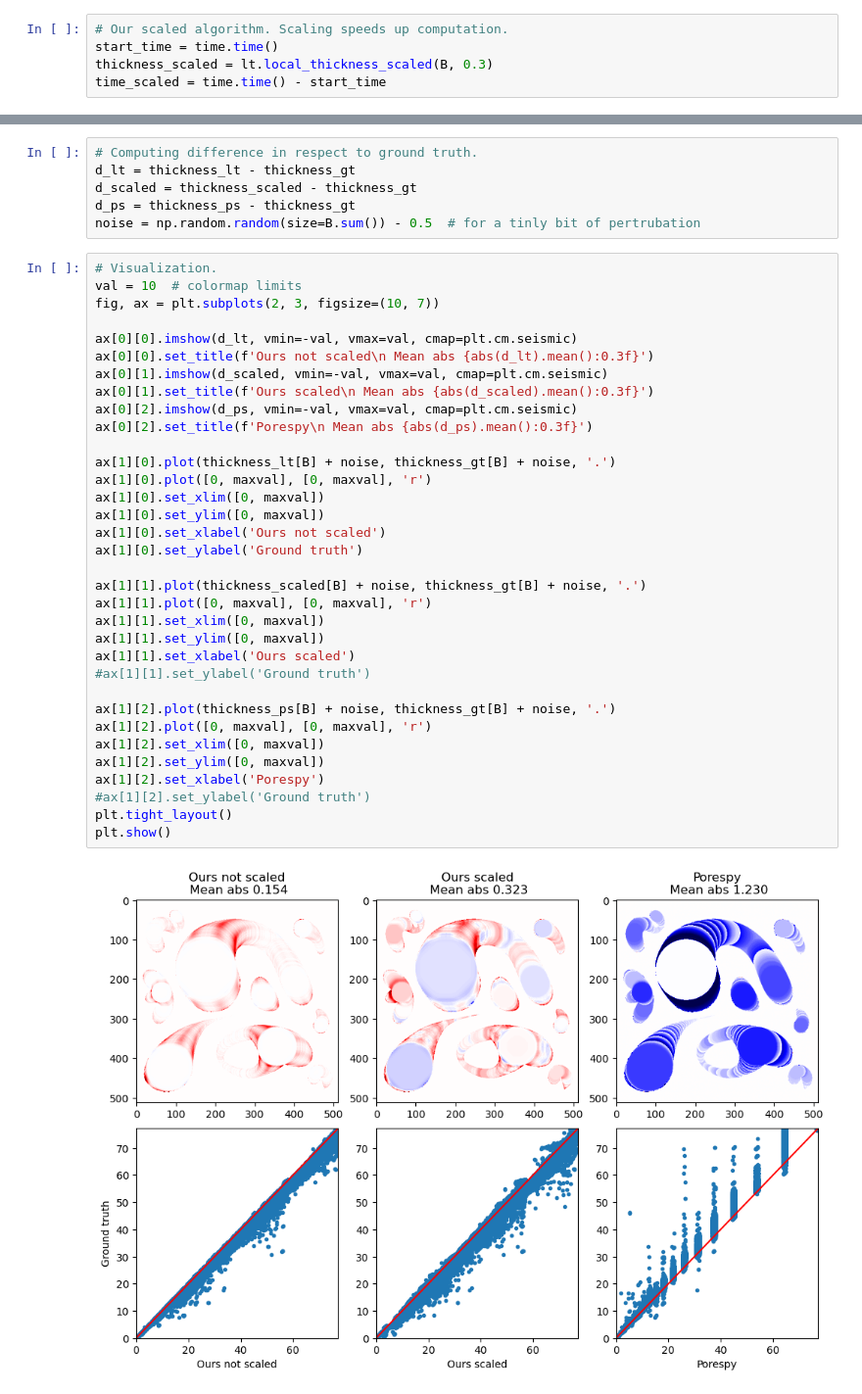
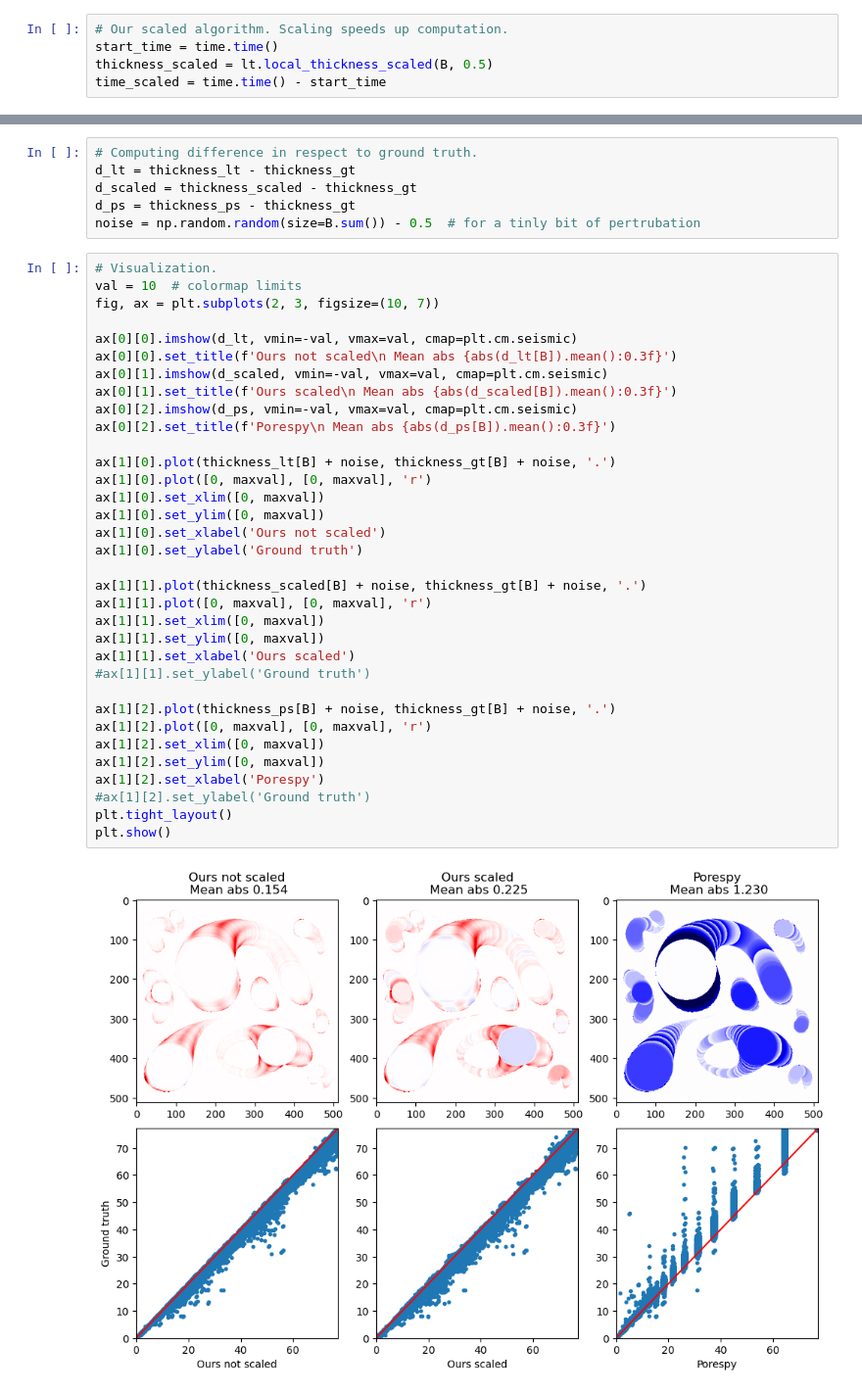
Before and after one commit to vedranaa/local-thickness, a Jupyter notebook: Comparison 2D.ipynb, the cells around one changed output, grey strips where cells are left out. Shown at 98% size. Saved outputs shown, nothing was run; the diff lists cells and outputs as text.

```diff
--- a/Comparison 2D.ipynb
+++ b/Comparison 2D.ipynb
@@ -32,7 +32,7 @@ time_lt = time.time() - start_time
 # %%
 # Our scaled algorithm. Scaling speeds up computation.
 start_time = time.time()
-thickness_scaled = lt.local_thickness_scaled(B, 0.3)
+thickness_scaled = lt.local_thickness_scaled(B, 0.5)
 time_scaled = time.time() - start_time
 # %% [markdown]
 Porespy uses `tqdm` which in notebook setting uses `ipwidgets`, and I had problems running it; The error was
@@ -137,36 +137,36 @@ noise = np.random.random(size=B.sum()) - 0.5  # for a tinly bit of pertrubation
 val = 10  # colormap limits
 fig, ax = plt.subplots(2, 3, figsize=(10, 7))
 
 ax[0][0].imshow(d_lt, vmin=-val, vmax=val, cmap=plt.cm.seismic)
-ax[0][0].set_title(f'Ours not scaled\n Mean abs {abs(d_lt).mean():0.3f}')
+ax[0][0].set_title(f'Ours not scaled\n Mean abs {abs(d_lt[B]).mean():0.3f}')
 ax[0][1].imshow(d_scaled, vmin=-val, vmax=val, cmap=plt.cm.seismic)
-ax[0][1].set_title(f'Ours scaled\n Mean abs {abs(d_scaled).mean():0.3f}')
+ax[0][1].set_title(f'Ours scaled\n Mean abs {abs(d_scaled[B]).mean():0.3f}')
 ax[0][2].imshow(d_ps, vmin=-val, vmax=val, cmap=plt.cm.seismic)
-ax[0][2].set_title(f'Porespy\n Mean abs {abs(d_ps).mean():0.3f}')
+ax[0][2].set_title(f'Porespy\n Mean abs {abs(d_ps[B]).mean():0.3f}')
 
 ax[1][0].plot(thickness_lt[B] + noise, thickness_gt[B] + noise, '.')
 ax[1][0].plot([0, maxval], [0, maxval], 'r')
 ax[1][0].set_xlim([0, maxval])
 ax[1][0].set_ylim([0, maxval])
 ax[1][0].set_xlabel('Ours not scaled')
 ax[1][0].set_ylabel('Ground truth')
 
 ax[1][1].plot(thickness_scaled[B] + noise, thickness_gt[B] + noise, '.')
 ax[1][1].plot([0, maxval], [0, maxval], 'r')
 ax[1][1].set_xlim([0, maxval])
 ax[1][1].set_ylim([0, maxval])
 ax[1][1].set_xlabel('Ours scaled')
 #ax[1][1].set_ylabel('Ground truth')
 
 ax[1][2].plot(thickness_ps[B] + noise, thickness_gt[B] + noise, '.')
 ax[1][2].plot([0, maxval], [0, maxval], 'r')
 ax[1][2].set_xlim([0, maxval])
 ax[1][2].set_ylim([0, maxval])
 ax[1][2].set_xlabel('Porespy')
 #ax[1][2].set_ylabel('Ground truth')
 plt.tight_layout()
 plt.show()
 # %% [output]
-[figure, old version]
+[figure, new version]
 # %% [markdown]
 ###### Conclusion
```
Also changed, not shown: parts of 3 cells of this notebook.
